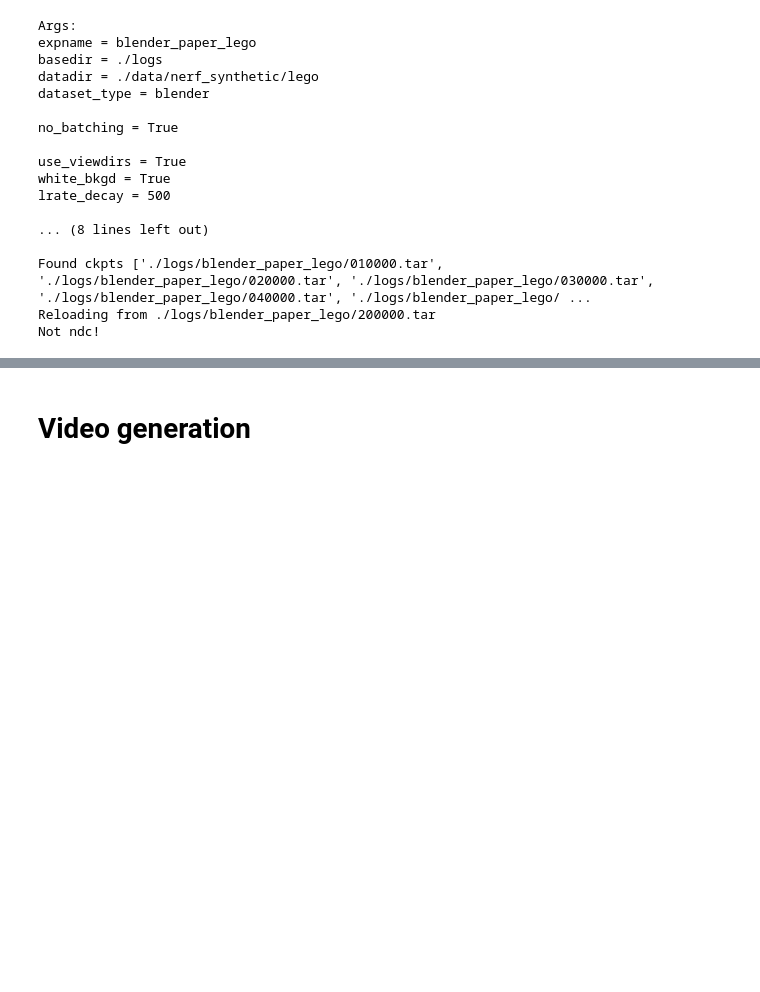
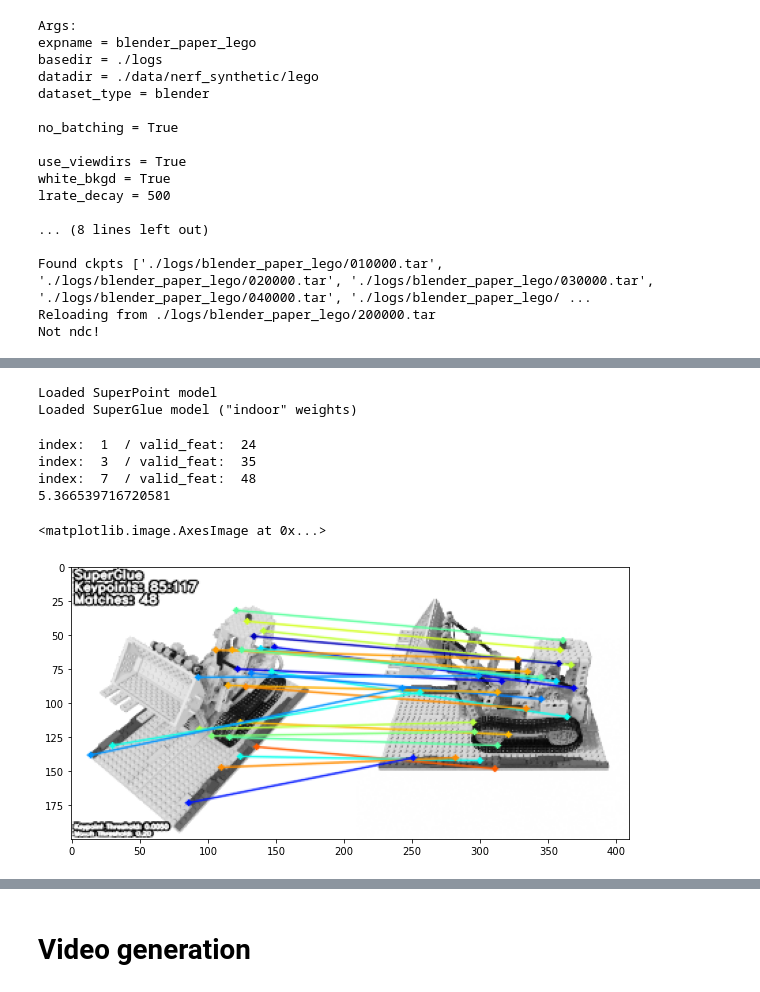
Before and after one commit to robot0321/project_iNeRF, a Jupyter notebook: iNeRF.ipynb, the cells around one changed output, grey strips where cells are left out. Saved outputs shown, nothing was run; the diff lists cells and outputs as text; code cells hidden in the pictures; blank space fills up the shorter version.

Commit message:
feature matching

```diff
--- a/iNeRF.ipynb
+++ b/iNeRF.ipynb
@@ -230,0 +262,80 @@ True
+# %%
+from SuperGluePretrainedNetwork.models.matching import Matching
+from SuperGluePretrainedNetwork.models.utils import frame2tensor, make_matching_plot_fast, estimate_pose
+import cv2
+import matplotlib.cm as cm
+
+config = {
+    'superpoint': {
+        'nms_radius': 4,
+        'keypoint_threshold': 0.005,
+        'max_keypoints': -1
+    },
+    'superglue': {
+        'weights': 'indoor',
+        'sinkhorn_iterations': 20,
+        'match_threshold': 0.2,
+    }
+}
+matching = Matching(config).eval().to(device)
+keys = ['keypoints', 'scores', 'descriptors']
+
+frame = cv2.cvtColor(Targetrgb.detach().cpu().numpy(), cv2.COLOR_RGB2GRAY)
+frame = cv2.resize(frame, dsize=(frame.shape[0]//down, frame.shape[1]//down), interpolation=cv2.INTER_AREA)
+frame_tensor = torch.from_numpy(frame[None,None]).to(device)
+last_data = matching.superpoint({'image': frame_tensor})
+last_data = {k+'0': last_data[k] for k in keys}
+last_data['image0'] = frame_tensor
+last_frame = frame
+# %% [output]
+Loaded SuperPoint model
+Loaded SuperGlue model ("indoor" weights)
+# %%
+prevtime = time()
+valid_maxnum = 0
+for ii in range(8):
+    frame_tensor = torch.from_numpy(cv2.cvtColor(inittest_rendered[ii], cv2.COLOR_RGB2GRAY)[None,None]).to(device)
+    pred = matching({**last_data, 'image1': frame_tensor})
+    matches = pred['matches0'][0].detach().cpu().numpy()
+    valid = matches > -1
+
+    if valid.sum() > valid_maxnum:
+        valid_maxnum = valid.sum()
+        best_index = ii
+        print("index: ", best_index, " / valid_feat: ", valid_maxnum)
+        best_frame = cv2.cvtColor(inittest_rendered[ii], cv2.COLOR_RGB2GRAY)
+        kpts0 = last_data['keypoints0'][0].detach().cpu().numpy()
+        kpts1 = pred['keypoints1'][0].detach().cpu().numpy()
+        confidence = pred['matching_scores0'][0].detach().cpu().numpy()
+        mkpts0 = kpts0[valid]
+        mkpts1 = kpts1[matches[valid]]
+        mconf = confidence[valid]
+
+        color = cm.jet(confidence[valid])
+        text = [
+            'SuperGlue',
+            'Keypoints: {}:{}'.format(len(kpts0), len(kpts1)),
+            'Matches: {}'.format(len(mkpts0))
+        ]
+        k_thresh = matching.superpoint.config['keypoint_threshold']
+        m_thresh = matching.superglue.config['match_threshold']
+        small_text = [
+            'Keypoint Threshold: {:.4f}'.format(k_thresh),
+            'Match Threshold: {:.2f}'.format(m_thresh),
+        ]
+
+print(time()-prevtime)
+# %% [output]
+index:  1  / valid_feat:  24
+index:  3  / valid_feat:  35
+index:  7  / valid_feat:  48
+5.366539716720581
+# %%
+# Left: Target / right: reference init-view
+conf_thres = 0.5
+out = make_matching_plot_fast(last_frame*255., best_frame*255., kpts0, kpts1, mkpts0[mconf>conf_thres,:], mkpts1[mconf>conf_thres,:], color, text, path=None, show_keypoints=False, small_text=small_text)
+fig2 = plt.figure(figsize=(10,10))
+plt.imshow(out)
+# %% [output]
+<matplotlib.image.AxesImage at 0x...>
+[figure, added]
```
Also changed, not shown: parts of 23 cells of this notebook, 4 other files.
